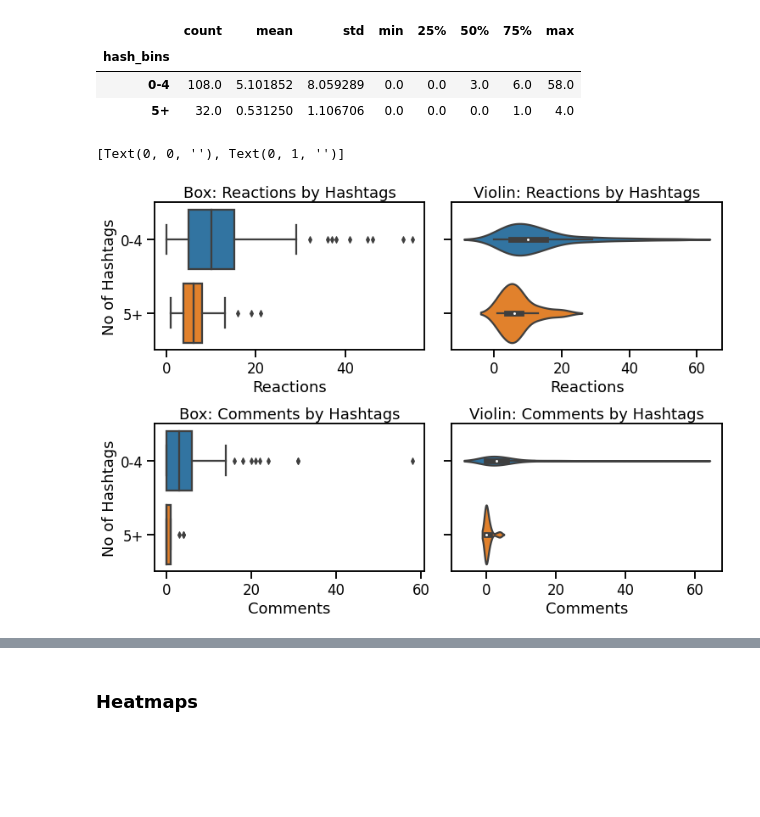
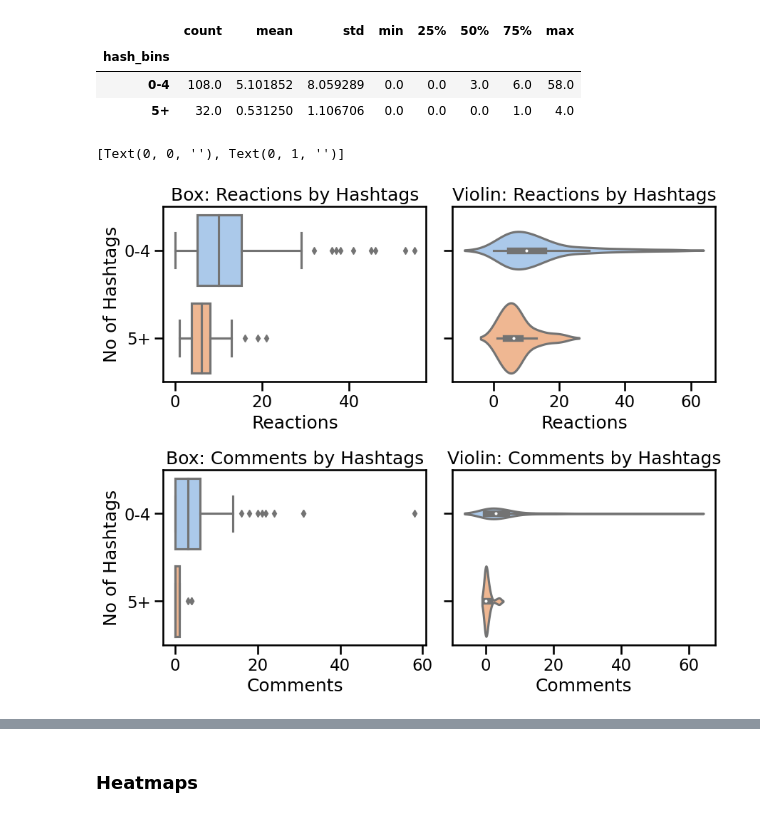
Before and after one commit to adamrossnelson/confident, a Jupyter notebook: notebooks/Confident Data Chapter 10.ipynb, the cells around one changed output, grey strips where cells are left out. Cells and saved outputs as stored; diff of their text form; code cells hidden in the pictures; blank space fills up the shorter version.

```diff
--- a/notebooks/Confident Data Chapter 10.ipynb
+++ b/notebooks/Confident Data Chapter 10.ipynb
@@ -128,7 +128,7 @@ Text(0, 0.5, 'Average Tip Amount')
 ### Wrangle
 # %%
 # Load ConfidentDataCh9Social.csv
-df = pd.read_csv('ConfidentDataCh9SocialSents_Pub.csv',
+df = pd.read_csv('../data/confident_ch9socialsents.csv',
                  parse_dates=['Date'])
 
 # Display the shape of the data
@@ -383,32 +343,36 @@ comments_by_hashbins.describe()
 | 5+ | 32.0 | 0.531250 | 1.106706 | 0.0 | 0.0 | 0.0 | 1.0 | 4.0 |
 # %%
 # Create a 4x4 grid of subplots
-fig, axes = plt.subplots(nrows=2, ncols=2, figsize=(12, 8))
+fig, axes = plt.subplots(nrows=2, ncols=2, figsize=(10, 8))
 plt.subplots_adjust(hspace=0.5, wspace=0.1)
 
 # Upper left: box plot of Reactions by hash_bins
-sns.boxplot(x='Reactions', y='hash_bins', data=df, ax=axes[0][0])
+sns.boxplot(x='Reactions', y='hash_bins', data=df,
+            ax=axes[0][0], palette='pastel')
 axes[0][0].set_title('Box: Reactions by Hashtags')
 axes[0][0].set_ylabel('No of Hashtags')
 
 # Upper right: violin plot of Reactions by hash_bins
-sns.violinplot(x='Reactions', y='hash_bins', data=df, ax=axes[0][1])
+sns.violinplot(x='Reactions', y='hash_bins', data=df,
+               ax=axes[0][1], palette='pastel')
 axes[0][1].set_title('Violin: Reactions by Hashtags')
 axes[0][1].set_ylabel('')
 axes[0][1].set_yticklabels('')
 
 # Lower left: box plot of Comments by hash_bins
-sns.boxplot(x='Comments', y='hash_bins', data=df, ax=axes[1][0])
+sns.boxplot(x='Comments', y='hash_bins', data=df,
+            ax=axes[1][0], palette='pastel')
 axes[1][0].set_title('Box: Comments by Hashtags')
 axes[1][0].set_ylabel('No of Hashtags')
 
 # Lower right: violin plot of Comments by hash_bins
-sns.violinplot(x='Comments', y='hash_bins',data=df, ax=axes[1][1])
+sns.violinplot(x='Comments', y='hash_bins',data=df,
+               ax=axes[1][1], palette='pastel')
 axes[1][1].set_title('Violin: Comments by Hashtags')
 axes[1][1].set_ylabel('')
 axes[1][1].set_yticklabels('')
 # %% [output]
 [Text(0, 0, ''), Text(0, 1, '')]
-[figure, old version]
+[figure, new version]
 # %%
 # Examine engagement across career type
```
Also changed, not shown: parts of 22 cells of this notebook, 2 other files.
